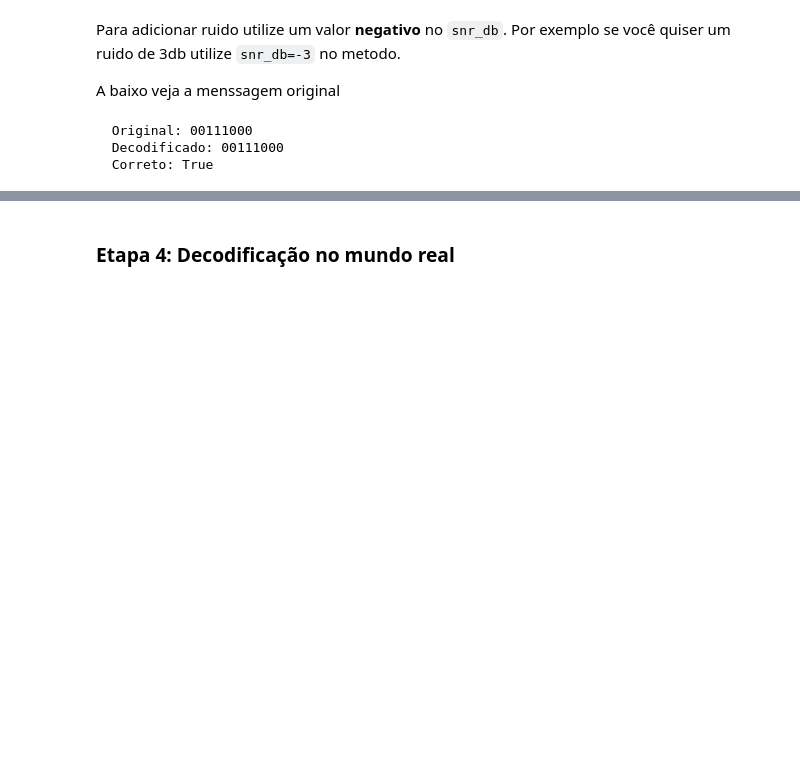
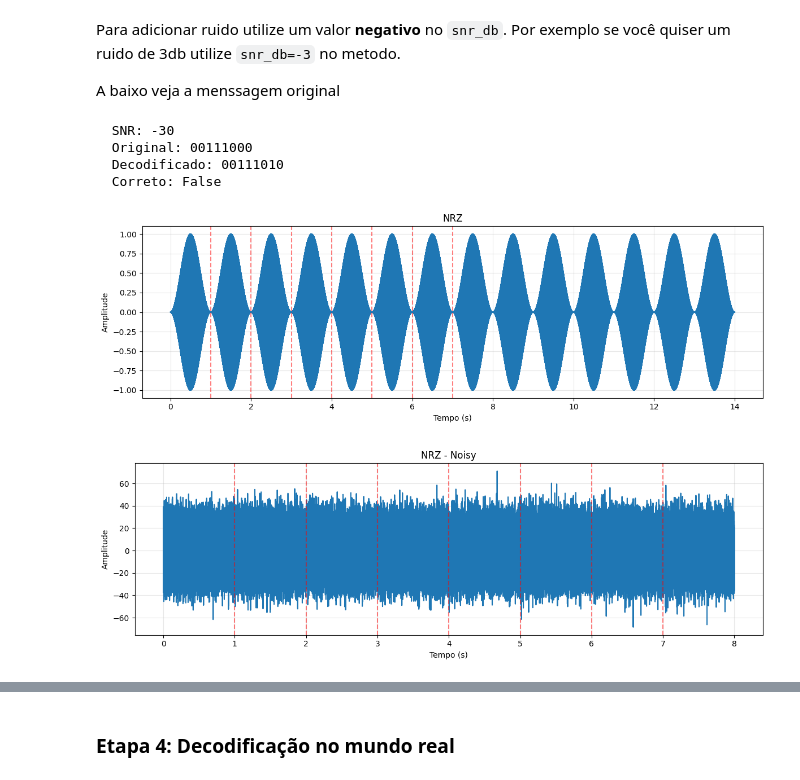
Before and after one commit to 4nandaw/rc2025.1, a Jupyter notebook: modulacao/lab_notebook.ipynb, the cells around one changed output, grey strips where cells are left out. Drawn from its saved outputs; the diff is of its cells as text; code cells hidden in the pictures; blank space fills up the shorter version.

```diff
--- a/modulacao/lab_notebook.ipynb
+++ b/modulacao/lab_notebook.ipynb
@@ -584,16 +612,25 @@ A baixo veja a menssagem original
 # %%
 original_bits = "00111000"
 # %%
-snr=-3
+snr=-30
 
 clean_signal = encode_nrz(original_bits)
 
 noisy_signal = adicionar_ruido(clean_signal, snr)
+# sd.play(noisy_signal, SAMPLE_RATE)
+# sd.wait()
 decoded = decode_nrz(noisy_signal, len(original_bits))
+print(f"  SNR: {snr}")
 print(f"  Original: {original_bits}")
 print(f"  Decodificado: {decoded}")
 print(f"  Correto: {original_bits == decoded}\n")
+
+plot_signal(nrz_signal,'NRZ',len(original_bits))
+plot_signal(noisy_signal, 'NRZ - Noisy', len(original_bits))
 # %% [output]
+  SNR: -30
   Original: 00111000
-  Decodificado: 00111000
-  Correto: True
+  Decodificado: 00111010
+  Correto: False
+[figure, added]
+[figure, added]
```
Also changed, not shown: parts of 10 cells of this notebook.
